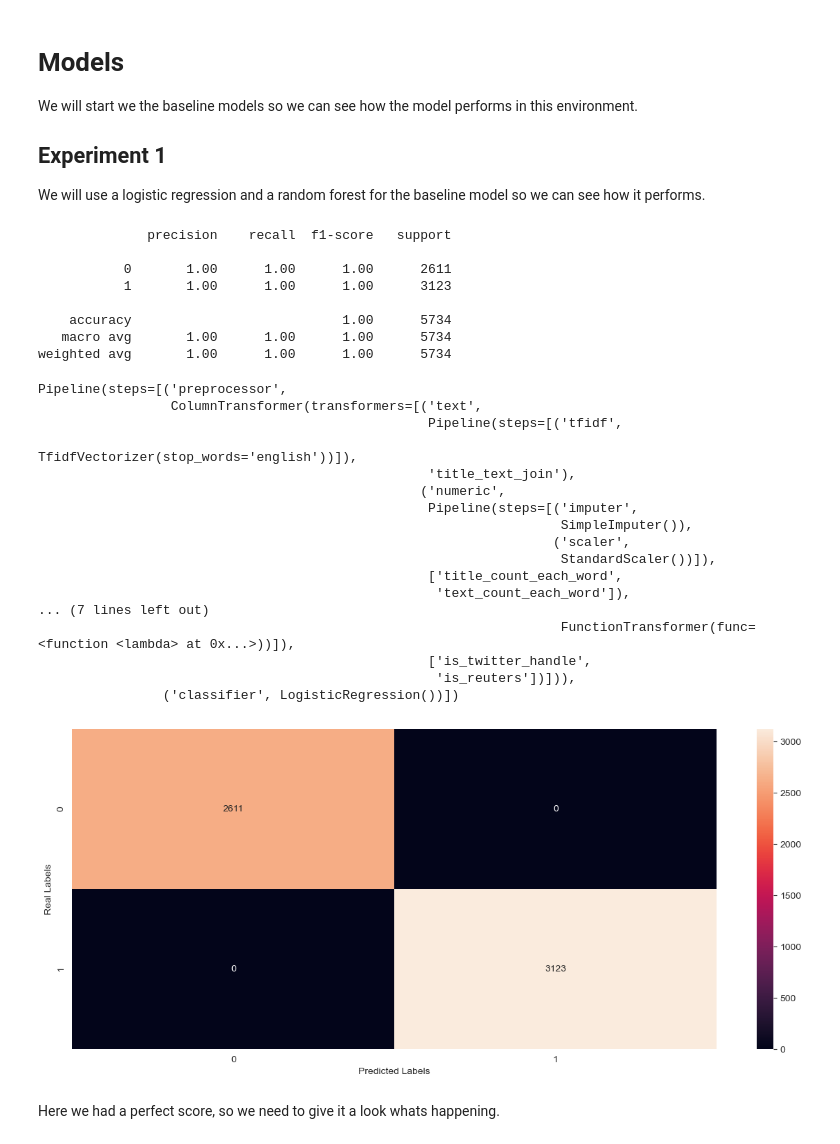
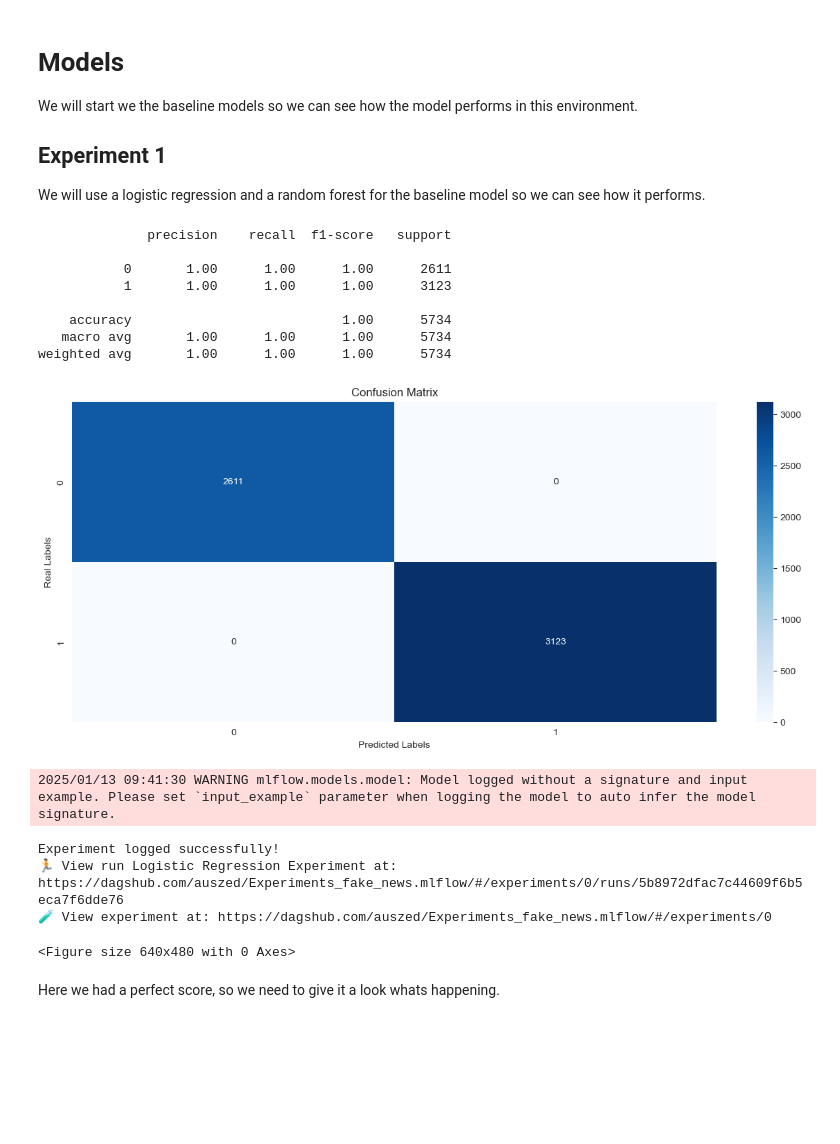
Before and after one commit to auszed/Experiments_fake_news, a Jupyter notebook: 002_basemodel.ipynb, the cells around one changed output. Cells and saved outputs as stored; diff of their text form; code cells hidden in the pictures; blank space fills up the shorter version.

```diff
--- a/002_basemodel.ipynb
+++ b/002_basemodel.ipynb
@@ -191,46 +227,75 @@ We will use a logistic regression and a random forest for the baseline model so
 # %%
 model_pipeline = Pipeline([
     ("preprocessor", preprocessor),
     ("classifier", LogisticRegression())
 ])
 
+
 model_pipeline.fit(X_train, y_train)
 y_pred = model_pipeline.predict(X_val)
+report = classification_report(y_val, y_pred, output_dict=True)
+cm = confusion_matrix(y_val, y_pred)
 print(classification_report(y_val, y_pred))
 
-# confusion_matrix
-plt.figure(figsize = (15,6))
-sns.heatmap(confusion_matrix(y_val,y_pred), annot=True, fmt='' )
-plt.xlabel('Predicted Labels')
-plt.ylabel('Real Labels')
-model_pipeline
+
+mlflow.set_experiment("Fake news comments")
+with mlflow.start_run(run_name="Logistic Regression Experiment"):
+    # Log parameters
+    mlflow.log_param("model", "LogisticRegression")
+    mlflow.log_param("preprocessor", "Custom Preprocessor")
+    mlflow.log_param("data_split", "Train/Validation/Test")
+
+    # Log confusion matrix values
+    for i, row in enumerate(cm):
+        for j, value in enumerate(row):
+            mlflow.log_metric(f"cm_{i}_{j}", value)  # Example: cm_0_0 for true negatives
+
+    # Log metrics from classification report
+    for metric, value in report["weighted avg"].items():
+        mlflow.log_metric(f"weighted_{metric}", value)
+    mlflow.log_metric("accuracy", report["accuracy"])
+
+    # Log overall metrics
+    total_samples = len(y_val)
+    correct_predictions = sum(cm[i][i] for i in range(len(cm)))  # Diagonal sum
+    incorrect_predictions = total_samples - correct_predictions
+    mlflow.log_metric("total_samples", total_samples)
+    mlflow.log_metric("correct_predictions", correct_predictions)
+    mlflow.log_metric("incorrect_predictions", incorrect_predictions)
+
+    # Log the confusion matrix
+    cm = confusion_matrix(y_val, y_pred)
+    plt.figure(figsize=(15, 6))
+    sns.heatmap(cm, annot=True, fmt='', cmap='Blues')
+    plt.xlabel('Predicted Labels')
+    plt.ylabel('Real Labels')
+    plt.title('Confusion Matrix')
+    plt.show()
+
+    # Save the confusion matrix as an artifact
+    cm_file = "confusion_matrix.png"
+    plt.savefig(cm_file)
+    mlflow.log_artifact(cm_file)
+
+    # Log the model
+    mlflow.sklearn.log_model(model_pipeline, "model_pipeline")
+
+    print("Experiment logged successfully!")
 # %% [output]
               precision    recall  f1-score   support
 
            0       1.00      1.00      1.00      2611
            1       1.00      1.00      1.00      3123
 
     accuracy                           1.00      5734
    macro avg       1.00      1.00      1.00      5734
 weighted avg       1.00      1.00      1.00      5734
+[figure, new version]
-Pipeline(steps=[('preprocessor',
-                 ColumnTransformer(transformers=[('text',
-                                                  Pipeline(steps=[('tfidf',
-                                                                   TfidfVectorizer(stop_words='english'))]),
-                                                  'title_text_join'),
-                                                 ('numeric',
-                                                  Pipeline(steps=[('imputer',
-                                                                   SimpleImputer()),
-                                                                  ('scaler',
-                                                                   StandardScaler())]),
-                                                  ['title_count_each_word',
-                                                   'text_count_each_word']),
-... (7 lines left out)
-                                                                   FunctionTransformer(func=<function <lambda> at 0x...>))]),
-                                                  ['is_twitter_handle',
-                                                   'is_reuters'])])),
-                ('classifier', LogisticRegression())])
+2025/01/13 09:41:30 WARNING mlflow.models.model: Model logged without a signature and input example. Please set `input_example` parameter when logging the model to auto infer the model signature.
-[figure, old version]
+Experiment logged successfully!
+🏃 View run Logistic Regression Experiment at: https://dagshub.com/auszed/Experiments_fake_news.mlflow/#/experiments/0/runs/5b8972dfac7c44609f6b5eca7f6dde76
+🧪 View experiment at: https://dagshub.com/auszed/Experiments_fake_news.mlflow/#/experiments/0
+<Figure size 640x480 with 0 Axes>
 # %% [markdown]
 Here we had a perfect score, so we need to give it a look whats happening.
 # %%
```
Also changed, not shown: parts of 20 cells of this notebook, 32 other files.
